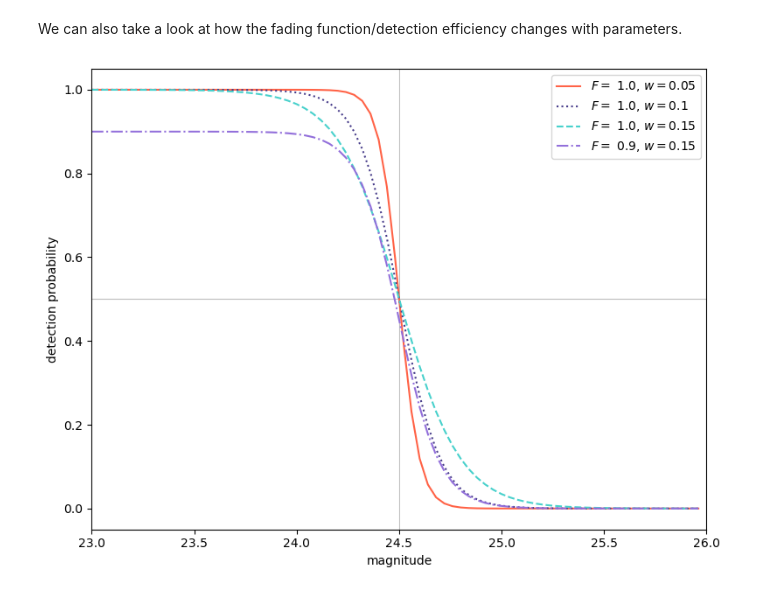
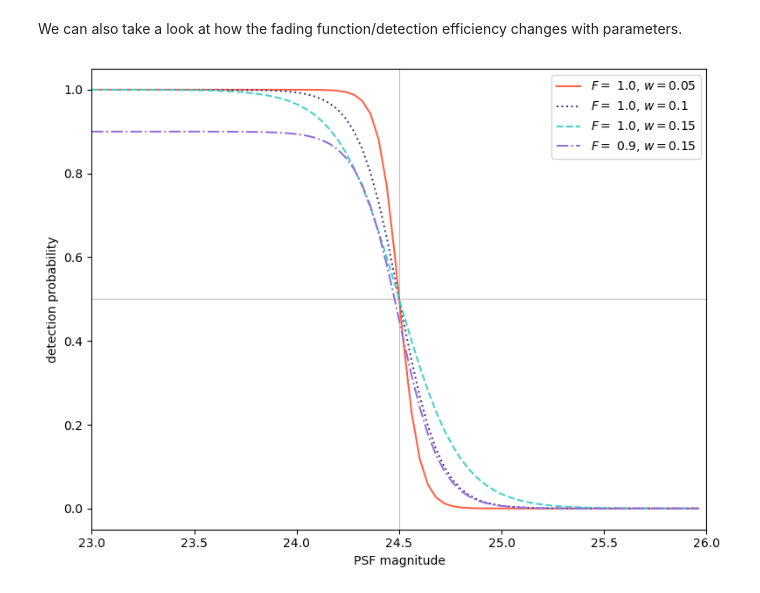
Before and after one commit to dirac-institute/sorcha, a Jupyter notebook: docs/notebooks/demo_DetectionEfficiencyValidation.ipynb, the cells around one changed output. Drawn from its saved outputs; the diff is of its cells as text; code cells hidden in the pictures.

```diff
--- a/docs/notebooks/demo_DetectionEfficiencyValidation.ipynb
+++ b/docs/notebooks/demo_DetectionEfficiencyValidation.ipynb
@@ -92,21 +91,21 @@ styles = ["solid", "dotted", "dashed"]
 # %%
 fig, ax = plt.subplots(1, figsize=(8, 6))
 
 ax.axvline(24.5, 0, 1, linestyle="-", alpha=0.5, color="grey", linewidth=0.8)
 ax.axhline(0.5, 0, 1, linestyle="-", alpha=0.5, color="grey", linewidth=0.8)
 
 for i, width in enumerate(widths):
     y = deteff(magbins, 24.5, 1., width)
     ax.plot(magbins, y, color=colors[i], linestyle=styles[i], label=f"$F = $ 1.0, $w = {width}$")
 
 y = deteff(magbins, 24.5, .9, 0.1)
 ax.plot(magbins, y, color="mediumpurple", linestyle="dashdot", label=f"$F = $ 0.9, $w = {width}$")
 
 ax.set_xlim((23, 26))
 ax.legend()
-ax.set_xlabel("magnitude")
+ax.set_xlabel("PSF magnitude")
 ax.set_ylabel("detection probability")
 
 fig.tight_layout()
 # %% [output]
-[figure, old version]
+[figure, new version]
```
Also changed, not shown: parts of 2 cells of this notebook, 1 other file.
